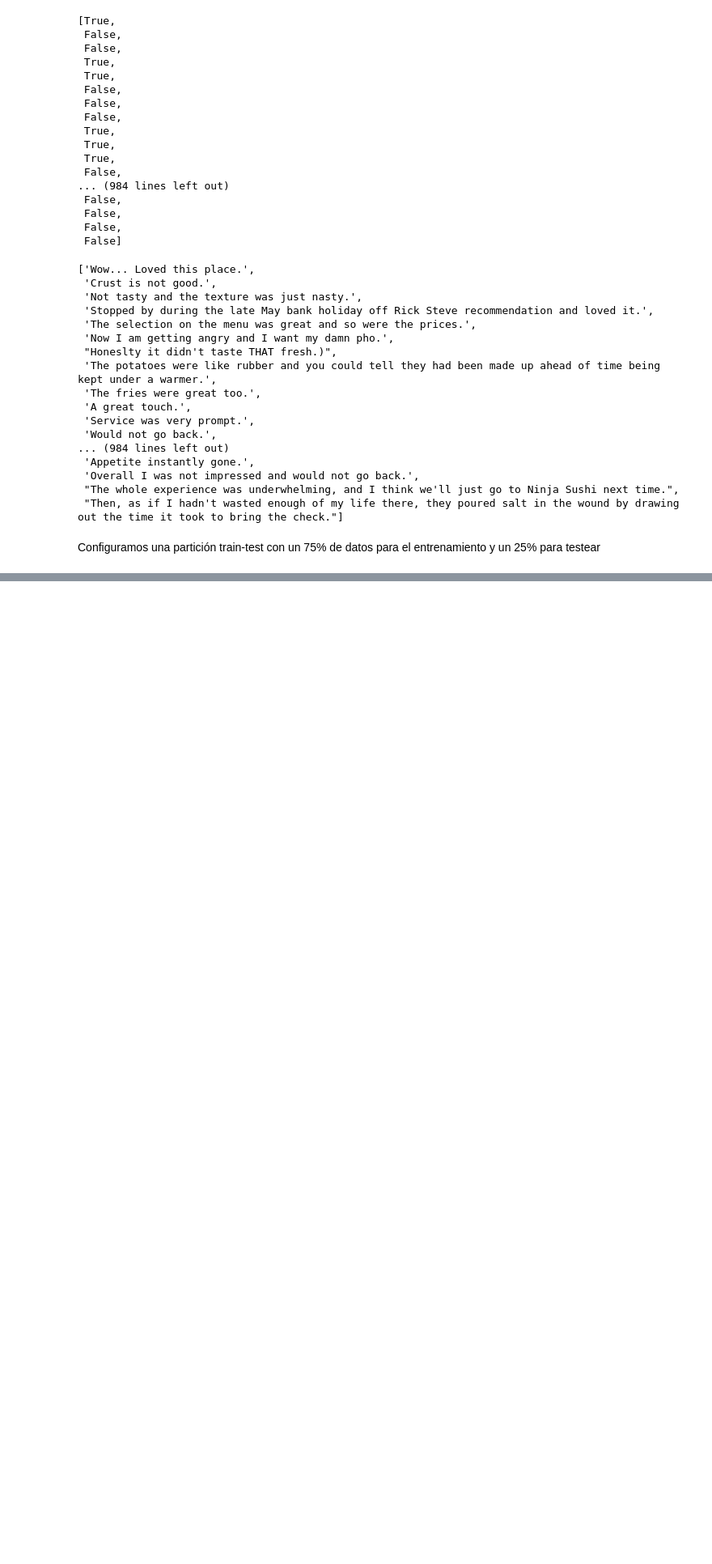
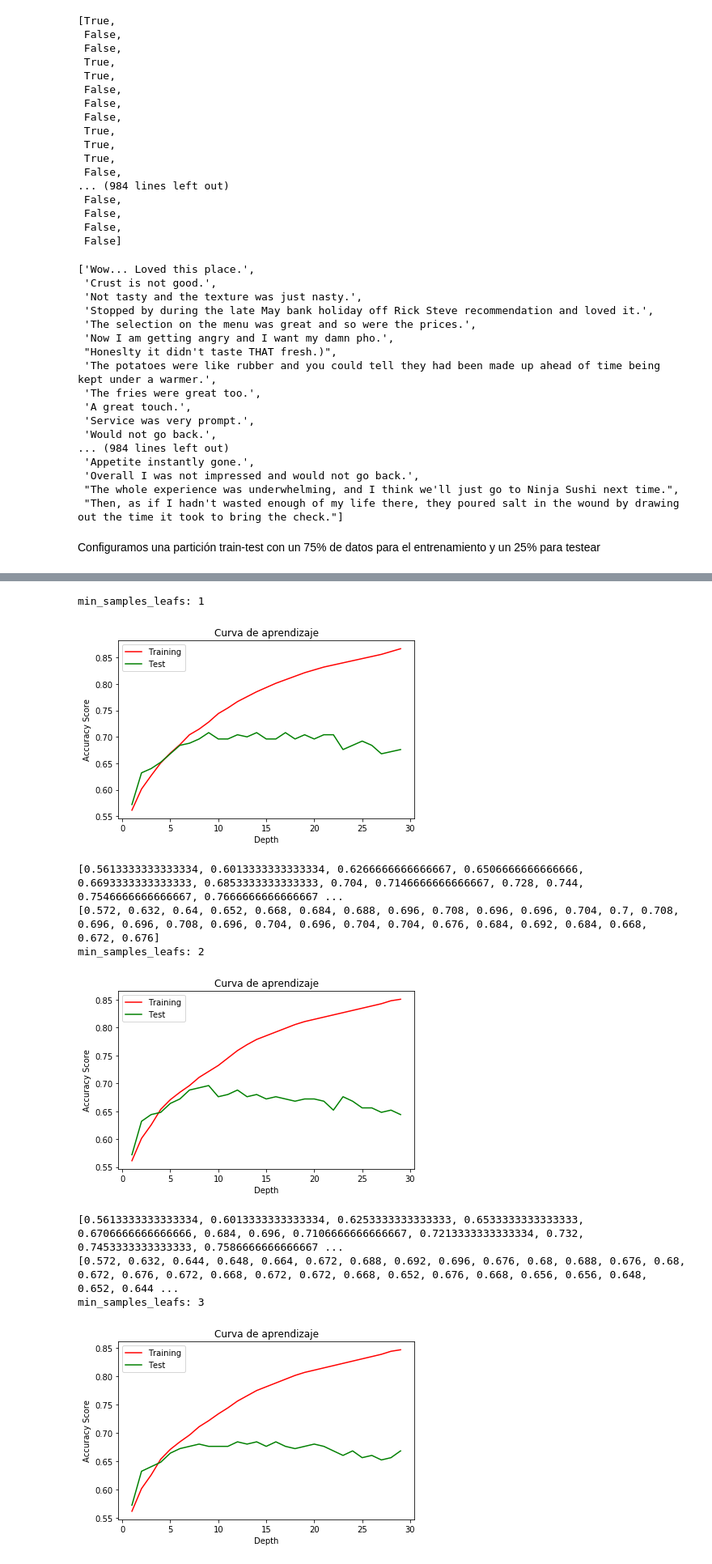
Before and after one commit to Al3xFreeman/IA2, a Jupyter notebook: P2-1-[IA2].ipynb, the cells around one changed output, grey strips where cells are left out. Shown at 81% size. Drawn from its saved outputs; the diff is of its cells as text; code cells hidden in the pictures; blank space fills up the shorter version.

```diff
--- a/P2-1-[IA2].ipynb
+++ b/P2-1-[IA2].ipynb
@@ -232,0 +542,10 @@ Hello
+# %%
+# Creamos el clasificador
+tree_classifier2 = tree.DecisionTreeClassifier(max_depth=23, min_samples_leaf = 8)
+tree_classifier2.fit(train_vector_data2, train_sentiment)
+
+tree_train_predictions2 = tree_classifier2.predict(train_vector_data2)
+tree_test_predictions2 = tree_classifier2.predict(test_vector_data2)
+
+print("Árbol, porcentaje de aciertos en entrenamiento:", np.mean(tree_train_predictions2 == train_sentiment))
+print("Árbol, porcentaje de aciertos en test:", np.mean(tree_test_predictions2 == test_sentiment))
@@ -232,0 +559,53 @@ Hello
+# %%
+train_accuracy3 = []
+test_accuracy3 = []
+best = 0
+bestD = 0
+bestM = 0
+
+max_depths = range(1, 30)
+min_samples_leafs = range(1, 10)
+
+for msl in min_samples_leafs:
+    for md in max_depths:
+        clf2 = tree.DecisionTreeClassifier(max_depth=md, min_samples_split=2, min_samples_leaf=msl)
+        clf2.fit(train_preprocessed3, train_sentiment)
+        tree_train_predictions = clf2.predict(train_preprocessed3)
+        tree_test_predictions = clf2.predict(test_preprocessed)
+        train_accuracy3.append(np.mean(tree_train_predictions == train_sentiment))
+        test_accuracy3.append(np.mean(tree_test_predictions == test_sentiment))
+        if (np.mean(tree_test_predictions == test_sentiment) > best):
+            best = np.mean(tree_test_predictions == test_sentiment)
+            bestD = md
+            bestM = msl
+    # Draw lines
+    plt.plot(max_depths, train_accuracy3, color="r",  label="Training")
+    plt.plot(max_depths, test_accuracy3, color="g", label="Test")
+    # Create plot
+    print("min_samples_leafs: " + str(msl))
+    plt.title("Curva de aprendizaje")
+    plt.xlabel("Depth"), plt.ylabel("Accuracy Score"), plt.legend(loc="best")
+    plt.tight_layout()
+    plt.show()
+    print(train_accuracy3)
+    print(test_accuracy3)
+    train_accuracy3=[]
+    test_accuracy3=[]
+
+
+print()
+print("RESULTADOS:")
+print(best)
+print(bestD)
+print(bestM)
+# %% [output]
+min_samples_leafs: 1
+[figure, added]
+[0.5613333333333334, 0.6013333333333334, 0.6266666666666667, 0.6506666666666666, 0.6693333333333333, 0.6853333333333333, 0.704, 0.7146666666666667, 0.728, 0.744, 0.7546666666666667, 0.7666666666666667 ...
+[0.572, 0.632, 0.64, 0.652, 0.668, 0.684, 0.688, 0.696, 0.708, 0.696, 0.696, 0.704, 0.7, 0.708, 0.696, 0.696, 0.708, 0.696, 0.704, 0.696, 0.704, 0.704, 0.676, 0.684, 0.692, 0.684, 0.668, 0.672, 0.676]
+min_samples_leafs: 2
+[figure, added]
+[0.5613333333333334, 0.6013333333333334, 0.6253333333333333, 0.6533333333333333, 0.6706666666666666, 0.684, 0.696, 0.7106666666666667, 0.7213333333333334, 0.732, 0.7453333333333333, 0.7586666666666667 ...
+[0.572, 0.632, 0.644, 0.648, 0.664, 0.672, 0.688, 0.692, 0.696, 0.676, 0.68, 0.688, 0.676, 0.68, 0.672, 0.676, 0.672, 0.668, 0.672, 0.672, 0.668, 0.652, 0.676, 0.668, 0.656, 0.656, 0.648, 0.652, 0.644 ...
+min_samples_leafs: 3
+[figure, added]
```
Also changed, not shown: parts of 102 cells of this notebook.
